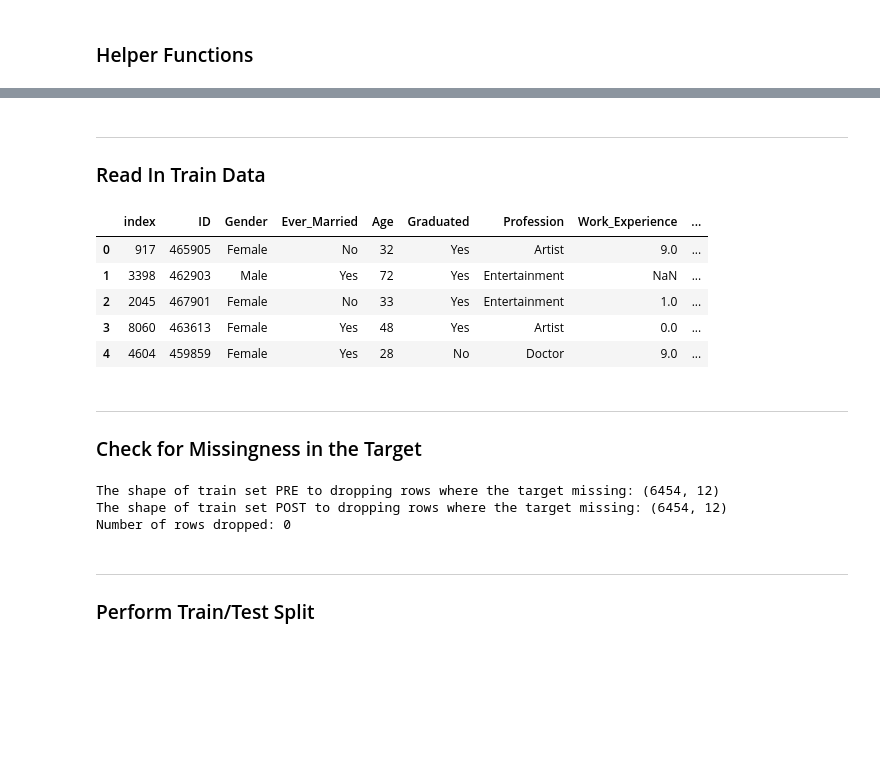
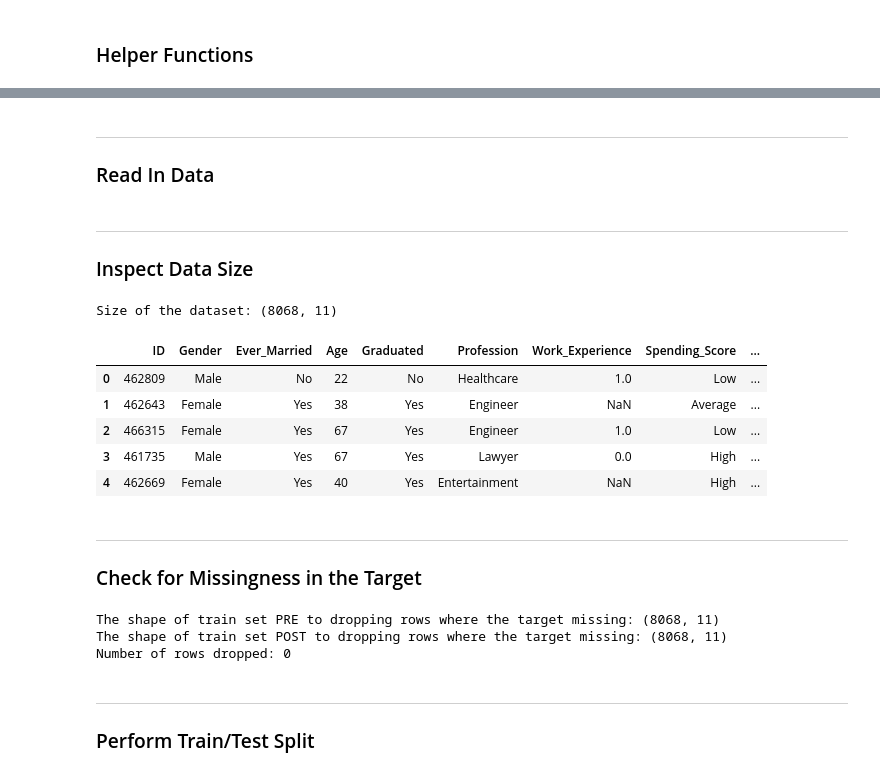
Before and after one commit to nfarrell011/customer-segmentation, a Jupyter notebook: process_notebooks/prep.ipynb, the cells around one changed output, grey strips where cells are left out. Drawn from its saved outputs; the diff is of its cells as text; code cells hidden in the pictures; blank space fills up the shorter version.

```diff
--- a/process_notebooks/prep.ipynb
+++ b/process_notebooks/prep.ipynb
@@ -51,4 +70,4 @@ nominal_imputer_strategy = "most_frequent"
 start = time.time()
 # %% [markdown]
 ___
-### Read In Train Data
+### Read In Data
@@ -59,9 +73,0 @@ del orig_df
-# %%
-train_df.head()
-# %% [output]
-|  | index | ID | Gender | Ever_Married | Age | Graduated | Profession | Work_Experience | ... |
-| 0 | 917 | 465905 | Female | No | 32 | Yes | Artist | 9.0 | ... |
-| 1 | 3398 | 462903 | Male | Yes | 72 | Yes | Entertainment | NaN | ... |
-| 2 | 2045 | 467901 | Female | No | 33 | Yes | Entertainment | 1.0 | ... |
-| 3 | 8060 | 463613 | Female | Yes | 48 | Yes | Artist | 0.0 | ... |
-| 4 | 4604 | 459859 | Female | Yes | 28 | No | Doctor | 9.0 | ... |
@@ -68,16 +76,30 @@ train_df.head()
+# %% [markdown]
+___
+### Inspect Data Size
+# %%
+print(f"Size of the dataset: {df.shape}")
+df.head()
+# %% [output]
+Size of the dataset: (8068, 11)
+|  | ID | Gender | Ever_Married | Age | Graduated | Profession | Work_Experience | Spending_Score | ... |
+| 0 | 462809 | Male | No | 22 | No | Healthcare | 1.0 | Low | ... |
+| 1 | 462643 | Female | Yes | 38 | Yes | Engineer | NaN | Average | ... |
+| 2 | 466315 | Female | Yes | 67 | Yes | Engineer | 1.0 | Low | ... |
+| 3 | 461735 | Male | Yes | 67 | Yes | Lawyer | 0.0 | High | ... |
+| 4 | 462669 | Female | Yes | 40 | Yes | Entertainment | NaN | High | ... |
 # %% [markdown]
 ___
 ### Check for Missingness in the Target
 # %%
-num_rows_train_df_pre = train_df.shape[0]
-print(f"The shape of train set PRE to dropping rows where the target missing: {train_df.shape}")
-train_df = train_df.dropna(subset = target_attr)
-num_rows_train_df_post = train_df.shape[0]
-print(f"The shape of train set POST to dropping rows where the target missing: {train_df.shape}")
+num_rows_train_df_pre = df.shape[0]
+print(f"The shape of train set PRE to dropping rows where the target missing: {df.shape}")
+df = df.dropna(subset = target_attr)
+num_rows_train_df_post = df.shape[0]
+print(f"The shape of train set POST to dropping rows where the target missing: {df.shape}")
 print(f"Number of rows dropped: {num_rows_train_df_pre - num_rows_train_df_post}")
 # %% [output]
-The shape of train set PRE to dropping rows where the target missing: (6454, 12)
-The shape of train set POST to dropping rows where the target missing: (6454, 12)
+The shape of train set PRE to dropping rows where the target missing: (8068, 11)
+The shape of train set POST to dropping rows where the target missing: (8068, 11)
 Number of rows dropped: 0
 # %% [markdown]
 ___
```
Also changed, not shown: parts of 31 cells of this notebook, 2 other files.
